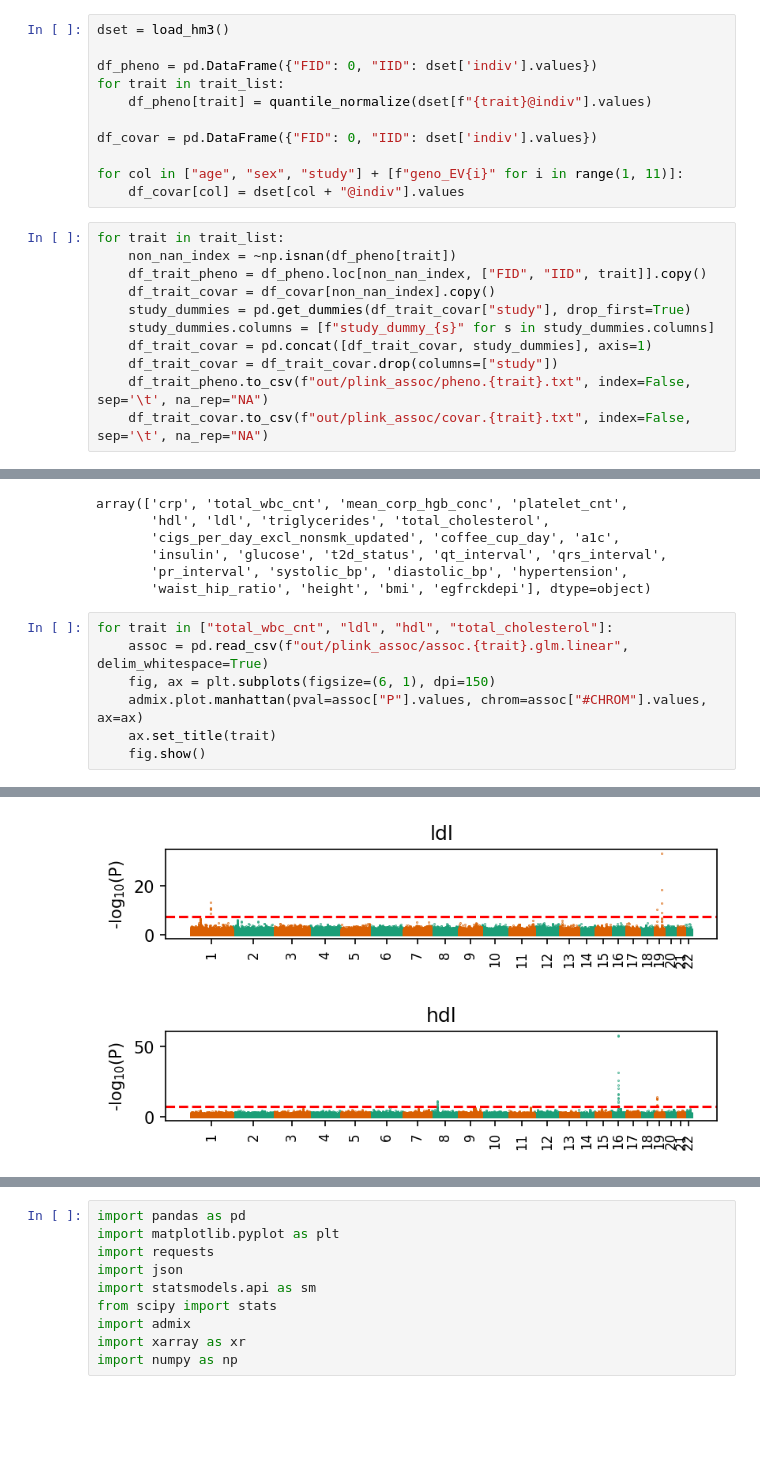
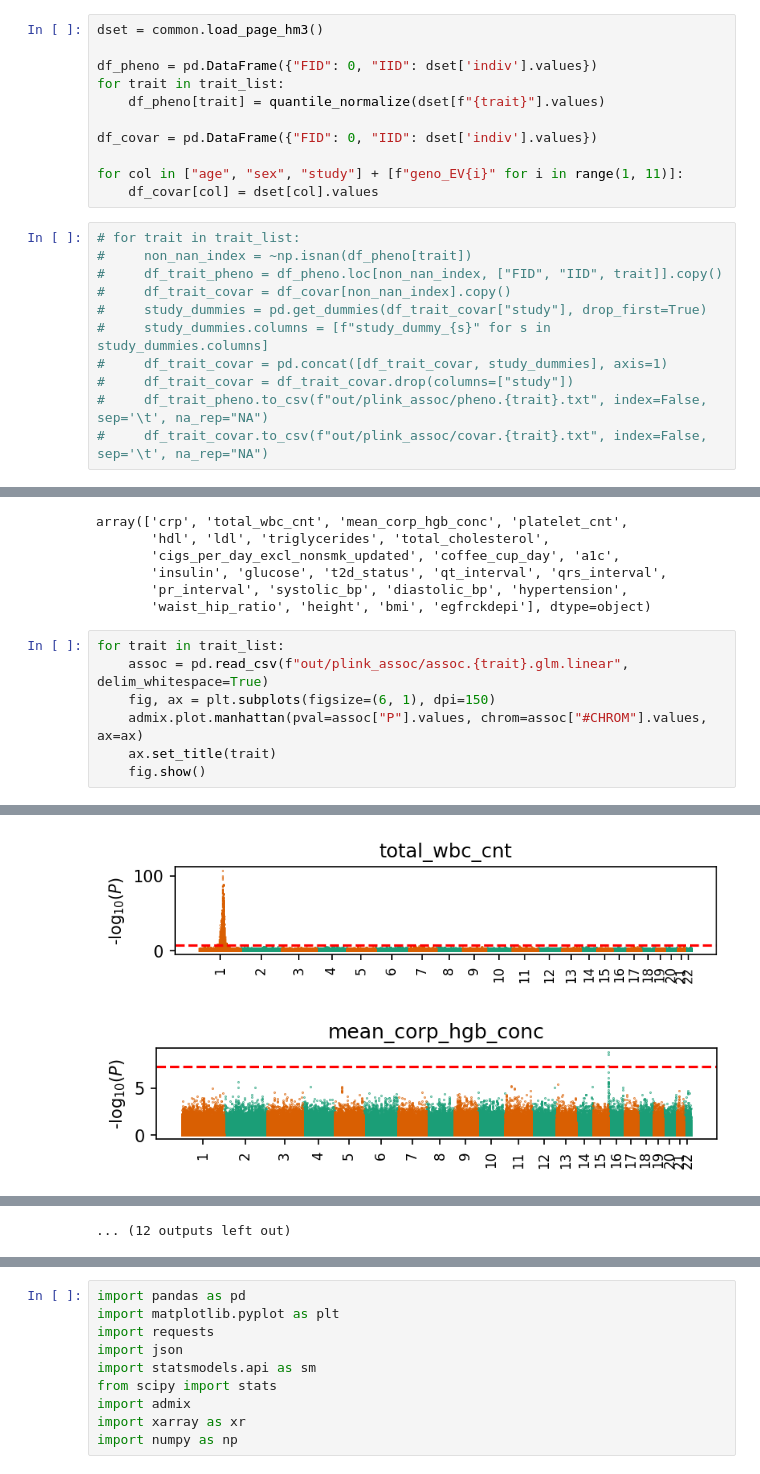
Before and after one commit to KangchengHou/admix-genet-cor, a Jupyter notebook: 02_page/02_gwas_locus/gwas_analysis.ipynb, the cells around one changed output, grey strips where cells are left out. Drawn from its saved outputs; the diff is of its cells as text; blank space fills up the shorter version.

```diff
--- a/02_page/02_gwas_locus/gwas_analysis.ipynb
+++ b/02_page/02_gwas_locus/gwas_analysis.ipynb
@@ -23,25 +29,25 @@ trait_list = pd.read_excel(SUPP_TABLE_URL, sheet_name='trait-info')['trait'].val
 # %%
-dset = load_hm3()
+dset = common.load_page_hm3()
 
 df_pheno = pd.DataFrame({"FID": 0, "IID": dset['indiv'].values})
 for trait in trait_list:
-    df_pheno[trait] = quantile_normalize(dset[f"{trait}@indiv"].values)
+    df_pheno[trait] = quantile_normalize(dset[f"{trait}"].values)
 
 df_covar = pd.DataFrame({"FID": 0, "IID": dset['indiv'].values})
 
 for col in ["age", "sex", "study"] + [f"geno_EV{i}" for i in range(1, 11)]:
-    df_covar[col] = dset[col + "@indiv"].values
+    df_covar[col] = dset[col].values
 # %%
-for trait in trait_list:
-    non_nan_index = ~np.isnan(df_pheno[trait])
-    df_trait_pheno = df_pheno.loc[non_nan_index, ["FID", "IID", trait]].copy()
-    df_trait_covar = df_covar[non_nan_index].copy()
-    study_dummies = pd.get_dummies(df_trait_covar["study"], drop_first=True)
-    study_dummies.columns = [f"study_dummy_{s}" for s in study_dummies.columns]
-    df_trait_covar = pd.concat([df_trait_covar, study_dummies], axis=1)
-    df_trait_covar = df_trait_covar.drop(columns=["study"])
-    df_trait_pheno.to_csv(f"out/plink_assoc/pheno.{trait}.txt", index=False, sep='\t', na_rep="NA")
-    df_trait_covar.to_csv(f"out/plink_assoc/covar.{trait}.txt", index=False, sep='\t', na_rep="NA")
+# for trait in trait_list:
+#     non_nan_index = ~np.isnan(df_pheno[trait])
+#     df_trait_pheno = df_pheno.loc[non_nan_index, ["FID", "IID", trait]].copy()
+#     df_trait_covar = df_covar[non_nan_index].copy()
+#     study_dummies = pd.get_dummies(df_trait_covar["study"], drop_first=True)
+#     study_dummies.columns = [f"study_dummy_{s}" for s in study_dummies.columns]
+#     df_trait_covar = pd.concat([df_trait_covar, study_dummies], axis=1)
+#     df_trait_covar = df_trait_covar.drop(columns=["study"])
+#     df_trait_pheno.to_csv(f"out/plink_assoc/pheno.{trait}.txt", index=False, sep='\t', na_rep="NA")
+#     df_trait_covar.to_csv(f"out/plink_assoc/covar.{trait}.txt", index=False, sep='\t', na_rep="NA")
 # %% [markdown]
 # Overall visualization of results
 # %%
@@ -54,7 +60,7 @@ array(['crp', 'total_wbc_cnt', 'mean_corp_hgb_conc', 'platelet_cnt',
        'pr_interval', 'systolic_bp', 'diastolic_bp', 'hypertension',
        'waist_hip_ratio', 'height', 'bmi', 'egfrckdepi'], dtype=object)
 # %%
-for trait in ["total_wbc_cnt", "ldl", "hdl", "total_cholesterol"]:
+for trait in trait_list:
     assoc = pd.read_csv(f"out/plink_assoc/assoc.{trait}.glm.linear", delim_whitespace=True)
     fig, ax = plt.subplots(figsize=(6, 1), dpi=150)
     admix.plot.manhattan(pval=assoc["P"].values, chrom=assoc["#CHROM"].values, ax=ax)
@@ -84,2 +71,2 @@ findfont: Font family ['DejaVu Sans Display'] not found. Falling back to DejaVu
-[figure, old version]
+[figure, new version]
-[figure, old version]
+[figure, new version]
@@ -86,0 +82 @@ findfont: Font family ['DejaVu Sans Display'] not found. Falling back to DejaVu
+... (12 outputs left out)
```
Also changed, not shown: parts of 11 cells of this notebook, 8 other files.
